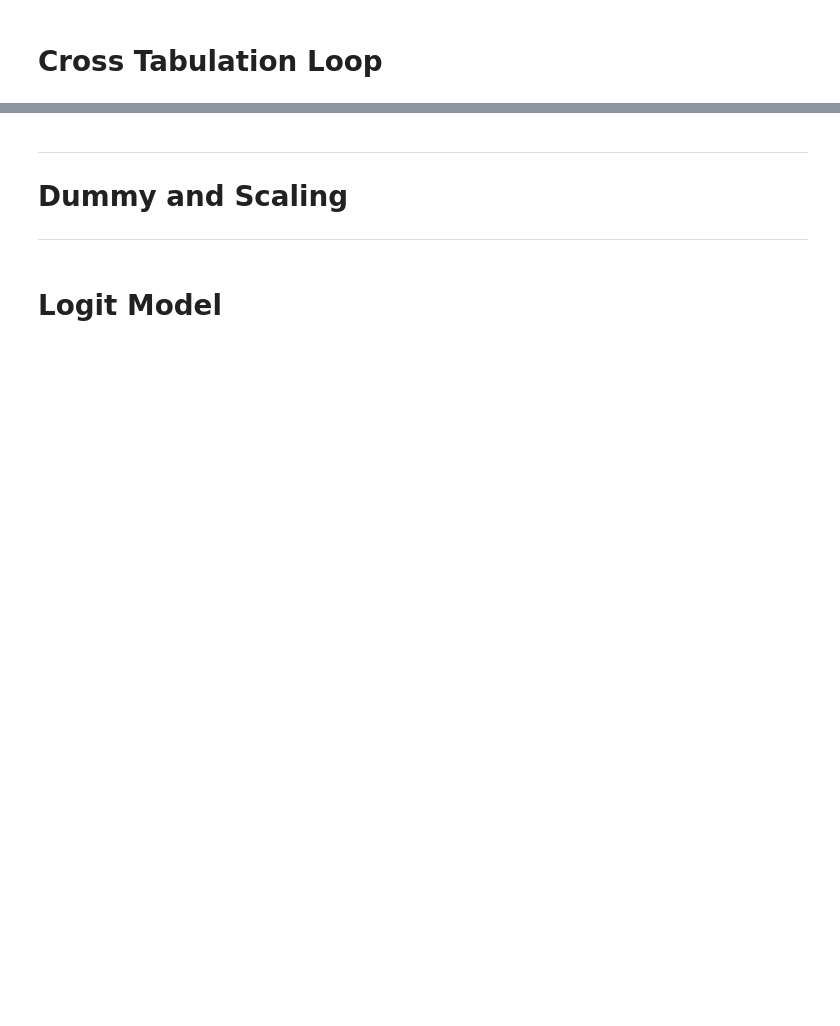
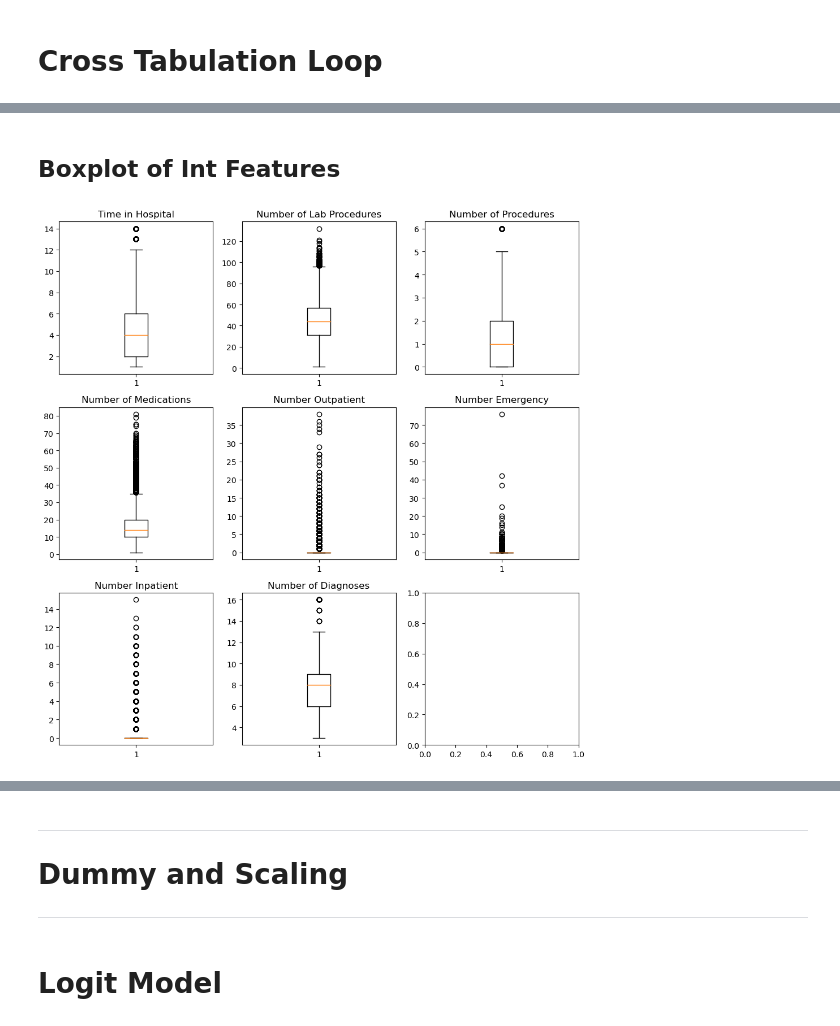
Before and after one commit to Mr-Chang95/Hospital-Readmittance-Classification, a Jupyter notebook: CaseStudy.ipynb, the cells around one changed output, grey strips where cells are left out. Cells and saved outputs as stored; diff of their text form; code cells hidden in the pictures; blank space fills up the shorter version.

```diff
--- a/CaseStudy.ipynb
+++ b/CaseStudy.ipynb
@@ -481,3 +487,6 @@ print(df[['diag_3', 'diag_3_new']])
+# %%
+df.drop(['encounter_id','patient_nbr','admission_type_id','discharge_disposition_id',
+        'admission_source_id','diag_1','diag_2','diag_3'], inplace = True, axis = 1)
 # %% [markdown]
 # Cross Tabulation Loop
 # %%
@@ -520,0 +543,31 @@ Urology                                                  3
+# %% [markdown]
+## Boxplot of Int Features
+# %%
+fig, axes = plt.subplots(nrows=3,ncols=3,figsize = (10,10))
+
+axes[0,0].boxplot(df['time_in_hospital'])
+axes[0,0].set_title('Time in Hospital')
+
+axes[0,1].boxplot(df['num_lab_procedures'])
+axes[0,1].set_title('Number of Lab Procedures')
+
+axes[0,2].boxplot(df['num_procedures'])
+axes[0,2].set_title('Number of Procedures')
+
+axes[1,0].boxplot(df['num_medications'])
+axes[1,0].set_title('Number of Medications')
+
+axes[1,1].boxplot(df['number_outpatient'])
+axes[1,1].set_title('Number Outpatient')
+
+axes[1,2].boxplot(df['number_emergency'])
+axes[1,2].set_title('Number Emergency')
+
+axes[2,0].boxplot(df['number_inpatient'])
+axes[2,0].set_title('Number Inpatient')
+
+axes[2,1].boxplot(df['number_diagnoses'])
+axes[2,1].set_title('Number of Diagnoses')
+plt.tight_layout()
+# %% [output]
+[figure, added]
```
Also changed, not shown: parts of 20 cells of this notebook.
